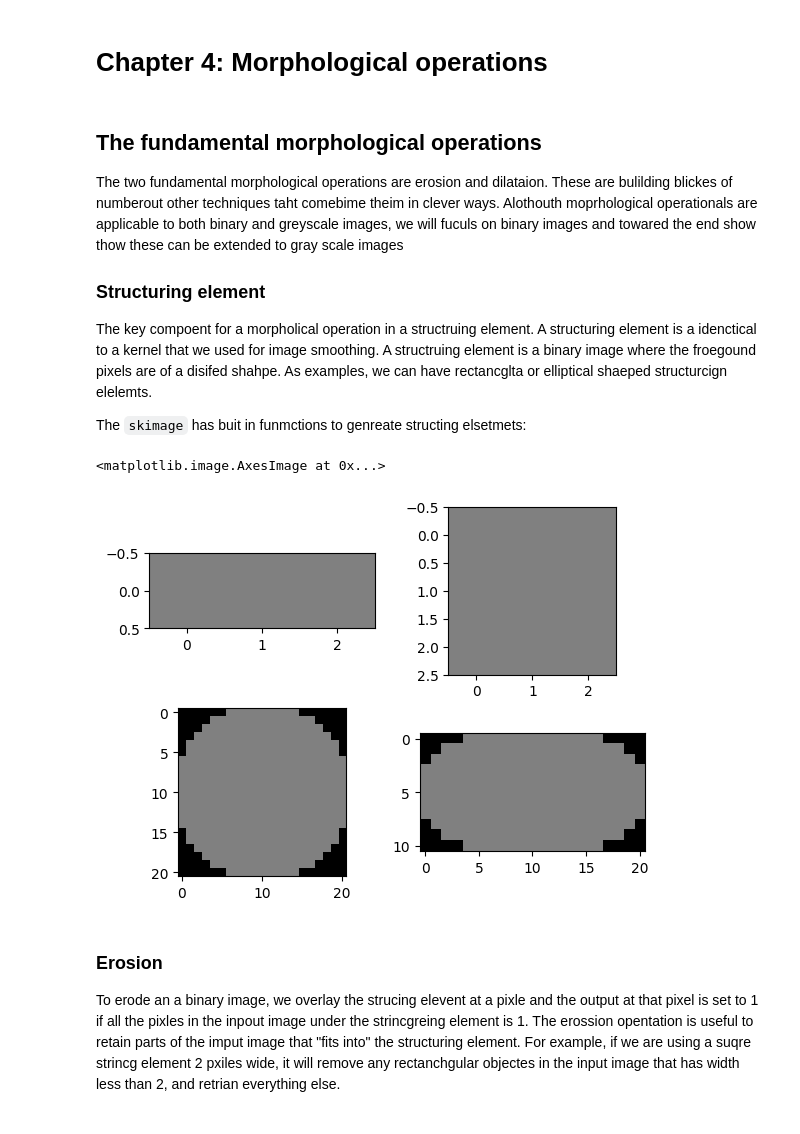
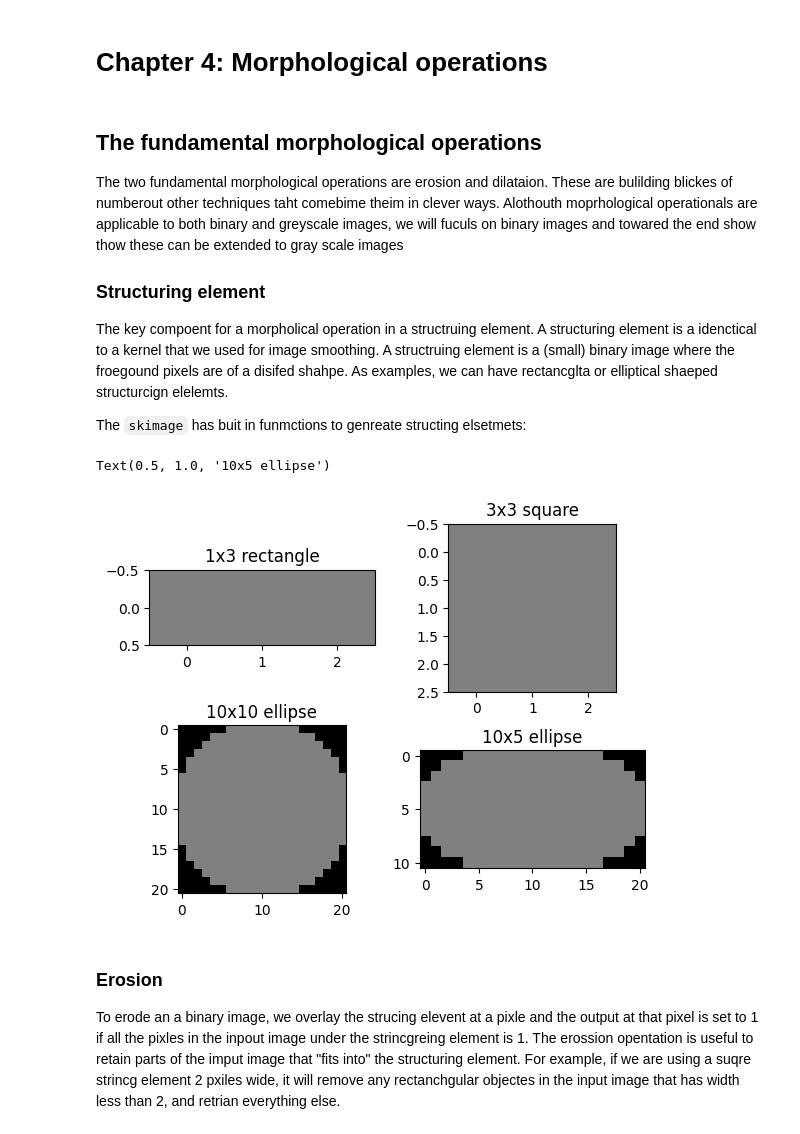
Before and after one commit to rishvanth-kp/img_analysis_with_py, a Jupyter notebook: ch4_morphological_operations.ipynb, the cells around one changed output. Saved outputs shown, nothing was run; the diff lists cells and outputs as text; code cells hidden in the pictures.

```diff
--- a/ch4_morphological_operations.ipynb
+++ b/ch4_morphological_operations.ipynb
@@ -8,36 +8,40 @@ Alothouth moprhological operationals are applicable to both binary and greyscale
 
 ### Structuring element
 The key compoent for a morpholical operation in a structruing element. A structuring element is a idenctical to a kernel that we used for image smoothing.
-A structruing element is a binary image where the froegound pixels are of a disifed shahpe. As examples, we can have rectancglta or elliptical shaeped structurcign elelemts.
+A structruing element is a (small) binary image where the froegound pixels are of a disifed shahpe. As examples, we can have rectancglta or elliptical shaeped structurcign elelemts.
 
 The `skimage` has buit in funmctions to genreate structing elsetmets:
 # %%
 # Load the required libraries
 import skimage as ski
 import numpy as np
 import matplotlib.pyplot as plt
 
 # A rectangle strcuting element
 rect_se = ski.morphology.footprint_rectangle((1, 3))
 
 # A square structuring element
 sq_se = ski.morphology.footprint_rectangle((3, 3))
 
 # A circular strcuting element or radius 10
 circle_se = ski.morphology.ellipse(10, 10)
 
 # A elliptical strcuting element of widht 10 and height 5
 ellipse_se = ski.morphology.ellipse(10, 5)
 
-
+# Plot the SEs
 fig, ax = plt.subplots(2, 2)
 ax[0, 0].imshow(rect_se, cmap='gray', vmin = 0, vmax = 2)
+ax[0, 0].set_title('1x3 rectangle')
 ax[0, 1].imshow(sq_se, cmap='gray', vmin = 0, vmax = 2)
+ax[0, 1].set_title('3x3 square')
 ax[1, 0].imshow(circle_se, cmap='gray', vmin = 0, vmax = 2)
+ax[1, 0].set_title('10x10 ellipse')
 ax[1, 1].imshow(ellipse_se, cmap='gray', vmin = 0, vmax = 2)
+ax[1, 1].set_title('10x5 ellipse')
 # %% [output]
-<matplotlib.image.AxesImage at 0x...>
+Text(0.5, 1.0, '10x5 ellipse')
-[figure, old version]
+[figure, new version]
 # %% [markdown]
 ### Erosion
 To erode an a binary image, we overlay the strucing elevent at a pixle and the output at that pixel is set to 1 if all the pixles in the inpout image under the strincgreing element is 1.
```
Also changed, not shown: parts of 4 cells of this notebook, 2 other files.
